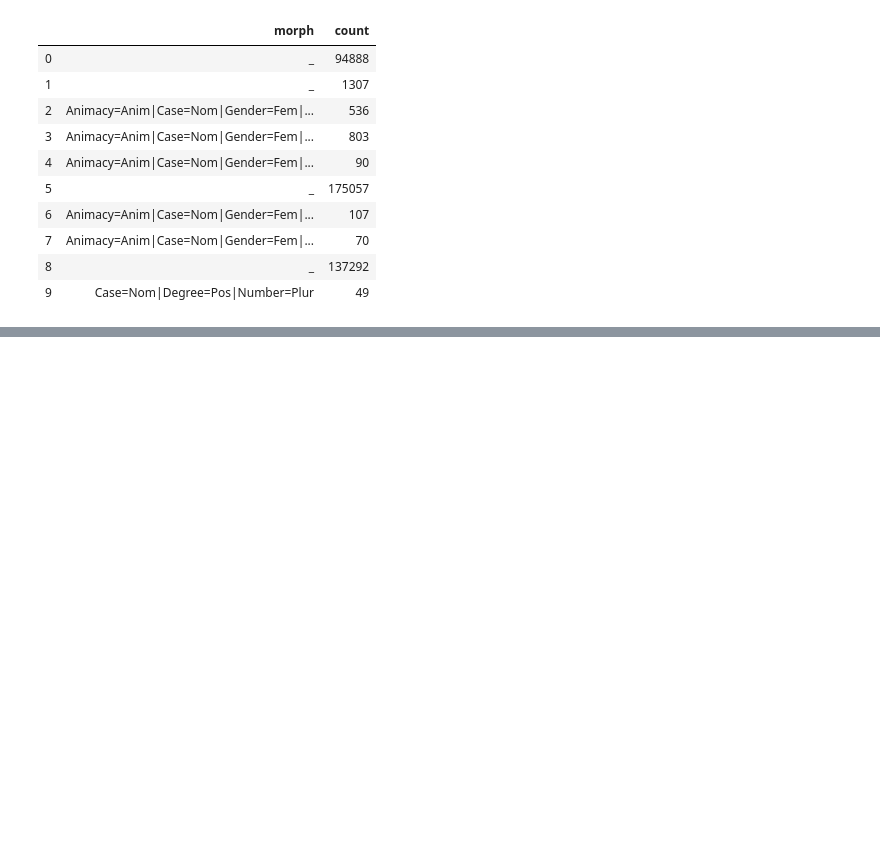
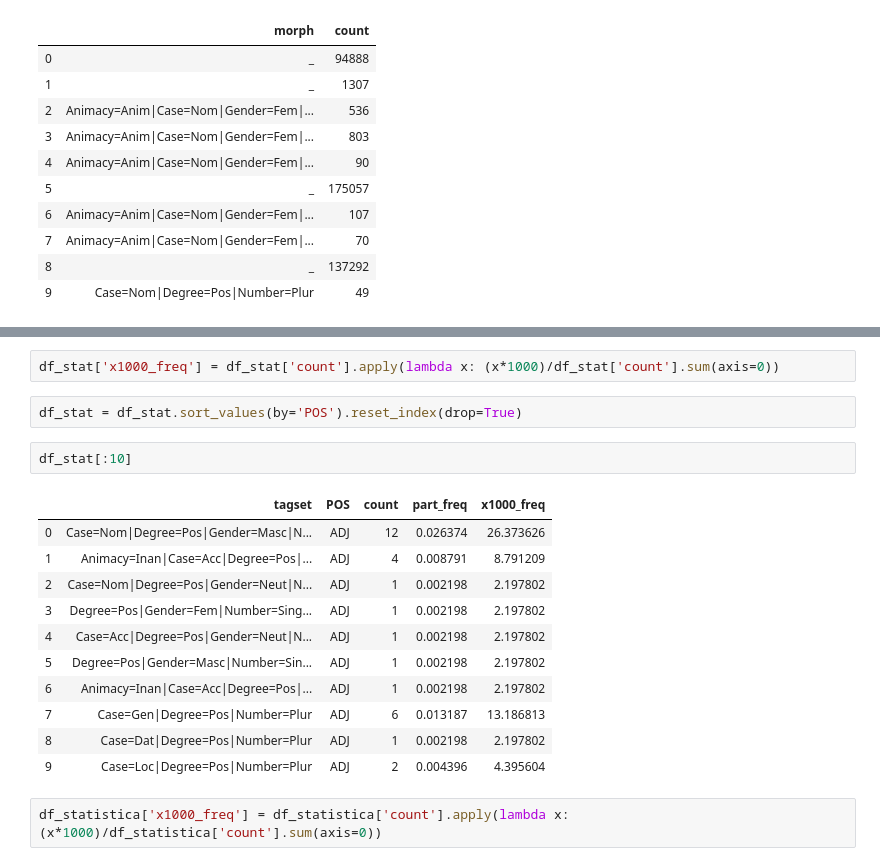
Before and after one commit to lauberto/CATandkittens_2019-2021, a Jupyter notebook: morphology/cat_morph_stats.ipynb, the cells around one changed output, grey strips where cells are left out. Drawn from its saved outputs; the diff is of its cells as text; blank space fills up the shorter version.

```diff
--- a/morphology/cat_morph_stats.ipynb
+++ b/morphology/cat_morph_stats.ipynb
@@ -104,0 +297,20 @@ df_stats.head()
+# %%
+df_stat['x1000_freq'] = df_stat['count'].apply(lambda x: (x*1000)/df_stat['count'].sum(axis=0))
+# %%
+df_stat = df_stat.sort_values(by='POS').reset_index(drop=True)
+# %%
+df_stat[:10]
+# %% [output]
+|  | tagset | POS | count | part_freq | x1000_freq |
+| 0 | Case=Nom|Degree=Pos|Gender=Masc|N... | ADJ | 12 | 0.026374 | 26.373626 |
+| 1 | Animacy=Inan|Case=Acc|Degree=Pos|... | ADJ | 4 | 0.008791 | 8.791209 |
+| 2 | Case=Nom|Degree=Pos|Gender=Neut|N... | ADJ | 1 | 0.002198 | 2.197802 |
+| 3 | Degree=Pos|Gender=Fem|Number=Sing... | ADJ | 1 | 0.002198 | 2.197802 |
+| 4 | Case=Acc|Degree=Pos|Gender=Neut|N... | ADJ | 1 | 0.002198 | 2.197802 |
+| 5 | Degree=Pos|Gender=Masc|Number=Sin... | ADJ | 1 | 0.002198 | 2.197802 |
+| 6 | Animacy=Inan|Case=Acc|Degree=Pos|... | ADJ | 1 | 0.002198 | 2.197802 |
+| 7 | Case=Gen|Degree=Pos|Number=Plur | ADJ | 6 | 0.013187 | 13.186813 |
+| 8 | Case=Dat|Degree=Pos|Number=Plur | ADJ | 1 | 0.002198 | 2.197802 |
+| 9 | Case=Loc|Degree=Pos|Number=Plur | ADJ | 2 | 0.004396 | 4.395604 |
+# %%
+df_statistica['x1000_freq'] = df_statistica['count'].apply(lambda x: (x*1000)/df_statistica['count'].sum(axis=0))
```
Also changed, not shown: parts of 58 cells of this notebook.
